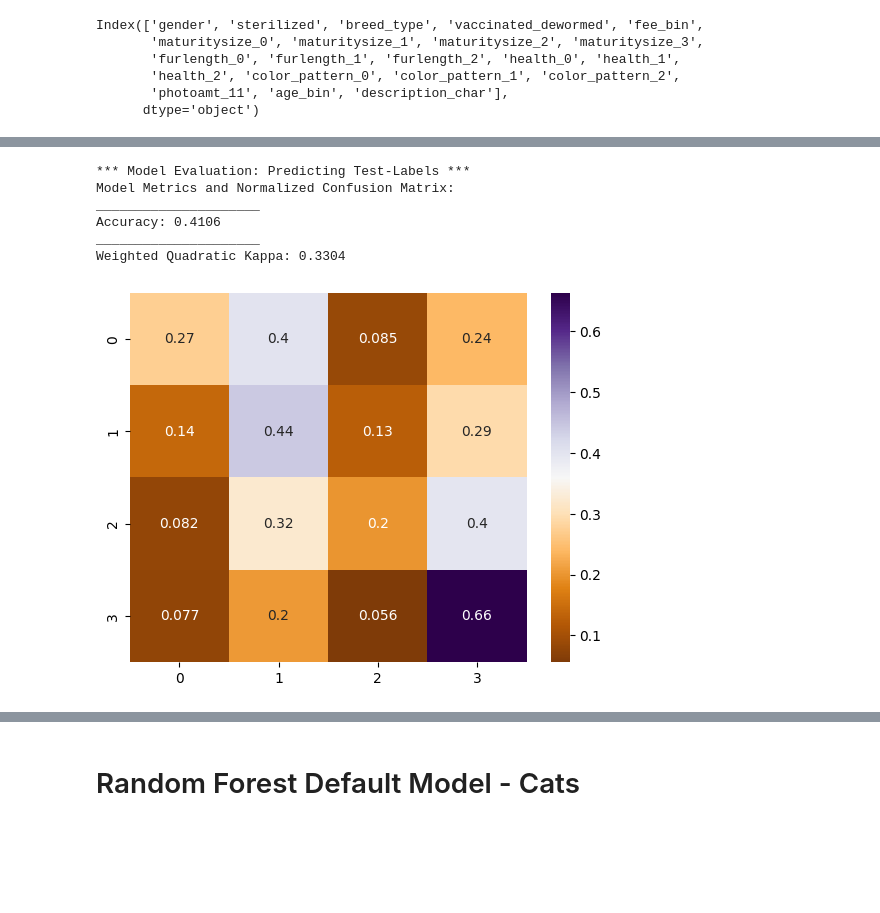
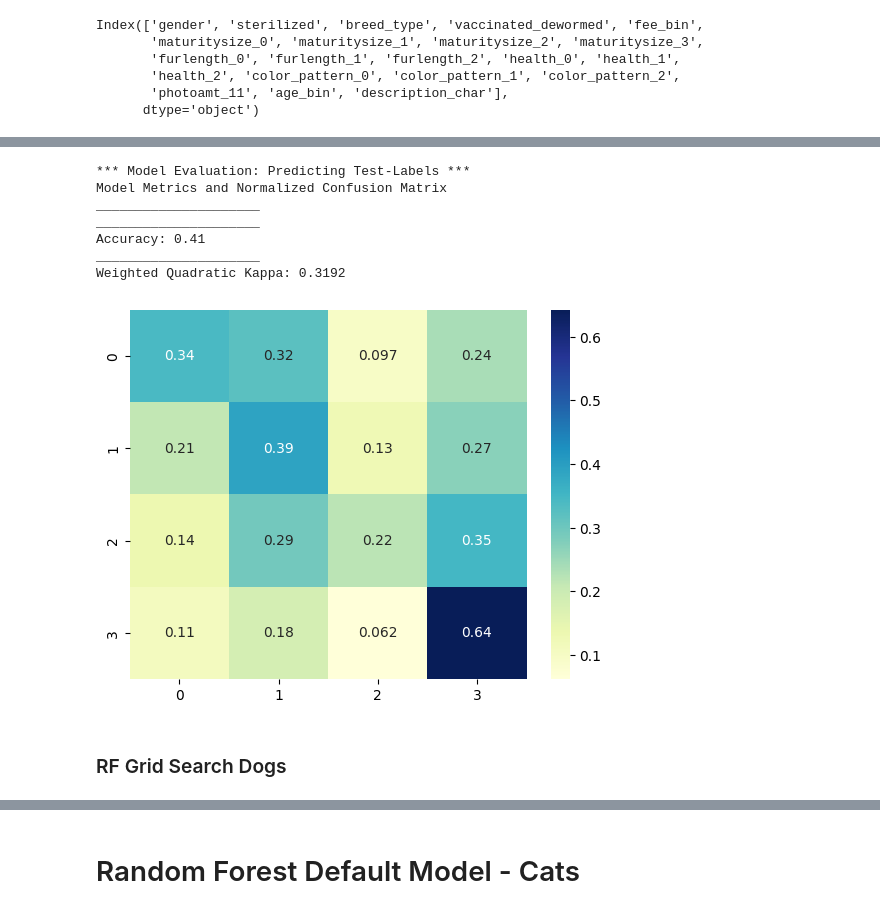
Before and after one commit to LanaCasselmann/ds_capstone_pet_adoptability, a Jupyter notebook: notebooks/forests.ipynb, the cells around one changed output, grey strips where cells are left out. Saved outputs shown, nothing was run; the diff lists cells and outputs as text; code cells hidden in the pictures; blank space fills up the shorter version.

Commit message:
searching for best kappa

```diff
--- a/notebooks/forests.ipynb
+++ b/notebooks/forests.ipynb
@@ -450,10 +765,14 @@ print(unique, counts)
 # %%
 # read in dogs features and target (4 categories)
 X_train_dogs = pd.read_csv('../data/petfinder-adoption-prediction/train/X_train_dogs_all.csv')
-y_train_dogs_4 = pd.read_csv('../data/petfinder-adoption-prediction/train/y_train_dogs.csv')
+y_train_dogs = pd.read_csv('../data/petfinder-adoption-prediction/train/y_train_dogs.csv')
 
 X_test_dogs = pd.read_csv('../data/petfinder-adoption-prediction/train/X_test_dogs_all.csv')
-y_test_dogs_4 = pd.read_csv('../data/petfinder-adoption-prediction/train/y_test_dogs.csv')
+y_test_dogs = pd.read_csv('../data/petfinder-adoption-prediction/train/y_test_dogs.csv')
+
+# turn target df into 1D-array
+y_train_dogs = y_train_dogs.values.ravel()
+y_test_dogs = y_test_dogs.values.ravel()
 # %%
 X_test_dogs.columns
 # %% [output]
@@ -466,7 +787,7 @@ Index(['gender', 'sterilized', 'breed_type', 'vaccinated_dewormed', 'fee_bin',
 # %%
 # instantiate and fit the default RFC on dogs
 rf_def_dogs = RandomForestClassifier()
-rf_def_dogs.fit(X_train_dogs, y_train_dogs_4)
+rf_def_dogs.fit(X_train_dogs, y_train_dogs)
 
 # predict train-target
 rf_def_dogs_y_train_pred = rf_def_dogs.predict(X_train_dogs)
@@ -526,11 +863,14 @@ Weighted Quadratic Kappa: 0.2872
 # %%
 # Hyperparameter grid based on hyperparameters of the default model for dogs best accuracy:
+
+# make kappa-scorer
+kappa = get_kappa()
 
 # setting hyperparameter grid:
 param_grid = {
     'n_estimators': [500],
-    'max_depth': [None] + list(np.arange(10, 28)),
-    'max_features': [None] + list(np.arange(1,5)),
+    'max_depth': list(np.arange(18, 26)),
+    'max_features': [None] + list(np.arange(1, 4)),
     'min_samples_split': np.linspace(20, 200, 10).astype(int),
     'min_samples_leaf': np.linspace(10, 100, 10).astype(int),
     'bootstrap': [True, False]
@@ -540,12 +880,12 @@ param_grid = {
 estimator = RandomForestClassifier(random_state = 42)
 
 # Create the random search model for best accuracy_score and 250 fits:
-rf_rgs_acc_dogs = RandomizedSearchCV(estimator, param_grid, n_jobs = -1,
-                        scoring = 'accuracy', cv = 5,
+rf_rgs_kappa_dogs = RandomizedSearchCV(estimator, param_grid, n_jobs = -1,
+                        scoring = kappa, cv = 5,
                         n_iter = 50, verbose = 1, random_state=42)
 
 # Fit best model estimated by random search to train data:
-rf_rgs_acc_dogs.fit(X_train_dogs, y_train_dogs_4)
+rf_rgs_kappa_dogs.fit(X_train_dogs, y_train_dogs)
 # %% [output]
 Fitting 5 folds for each of 50 candidates, totalling 250 fits
 RandomizedSearchCV(cv=5, estimator=RandomForestClassifier(random_state=42),
@@ -563,17 +913,17 @@ RandomizedSearchCV(cv=5, estimator=RandomForestClassifier(random_state=42),
 # %%
-# instantiate model with best estimators as found by grid search accuracy
-rf_rgs_acc_dogs_model = rf_rgs_acc_dogs.best_estimator_
+# instantiate model with best estimators as found by random grid search kappa
+rf_rgs_kappa_dogs_model = rf_rgs_kappa_dogs.best_estimator_
 
 # predict train-target
-rf_rgs_y_train_pred_dogs = rf_rgs_acc_dogs_model.predict(X_train_dogs)
+rf_rgs_y_train_pred_dogs = rf_rgs_kappa_dogs_model.predict(X_train_dogs)
 # predict test-target
-rf_rgs_y_test_pred_dogs = rf_rgs_acc_dogs_model.predict(X_test_dogs)
+rf_rgs_y_test_pred_dogs = rf_rgs_kappa_dogs_model.predict(X_test_dogs)
 
 # Average number of nodes and depths of trees in the forest
 n_nodes = []
 depths = []
 
-for single_tree in rf_rgs_acc_dogs_model.estimators_:
+for single_tree in rf_rgs_kappa_dogs_model.estimators_:
     n_nodes.append(single_tree.tree_.node_count)
     depths.append(single_tree.tree_.max_depth)
 
@@ -584,6 +934,6 @@ print(f'Average depth trees in the forest: {int(np.mean(depths))}')
 print(' ')
 print(' ')
 
-model_hyperparams(rf_rgs_acc_dogs_model)
+model_hyperparams(rf_rgs_kappa_dogs_model)
 # %% [output]
 __________________________________
@@ -610,12 +973,15 @@ Average depth trees in the forest: 13
 # %%
 # Metrics predicting Test-Target
 print('*** Model Evaluation: Predicting Test-Labels ***')
-our_metrics(y_test_dogs_4, rf_rgs_y_test_pred_dogs)
+our_metrics(y_test_dogs, rf_rgs_y_test_pred_dogs)
 # %% [output]
 *** Model Evaluation: Predicting Test-Labels ***
-Model Metrics and Normalized Confusion Matrix:
+Model Metrics and Normalized Confusion Matrix
 _____________________
-Accuracy: 0.4106
 _____________________
-Weighted Quadratic Kappa: 0.3304
+Accuracy: 0.41
+_____________________
+Weighted Quadratic Kappa: 0.3192
-[figure, old version]
+[figure, new version]
+# %% [markdown]
+### RF Grid Search Dogs
```
Also changed, not shown: parts of 60 cells of this notebook, 2 other files.
